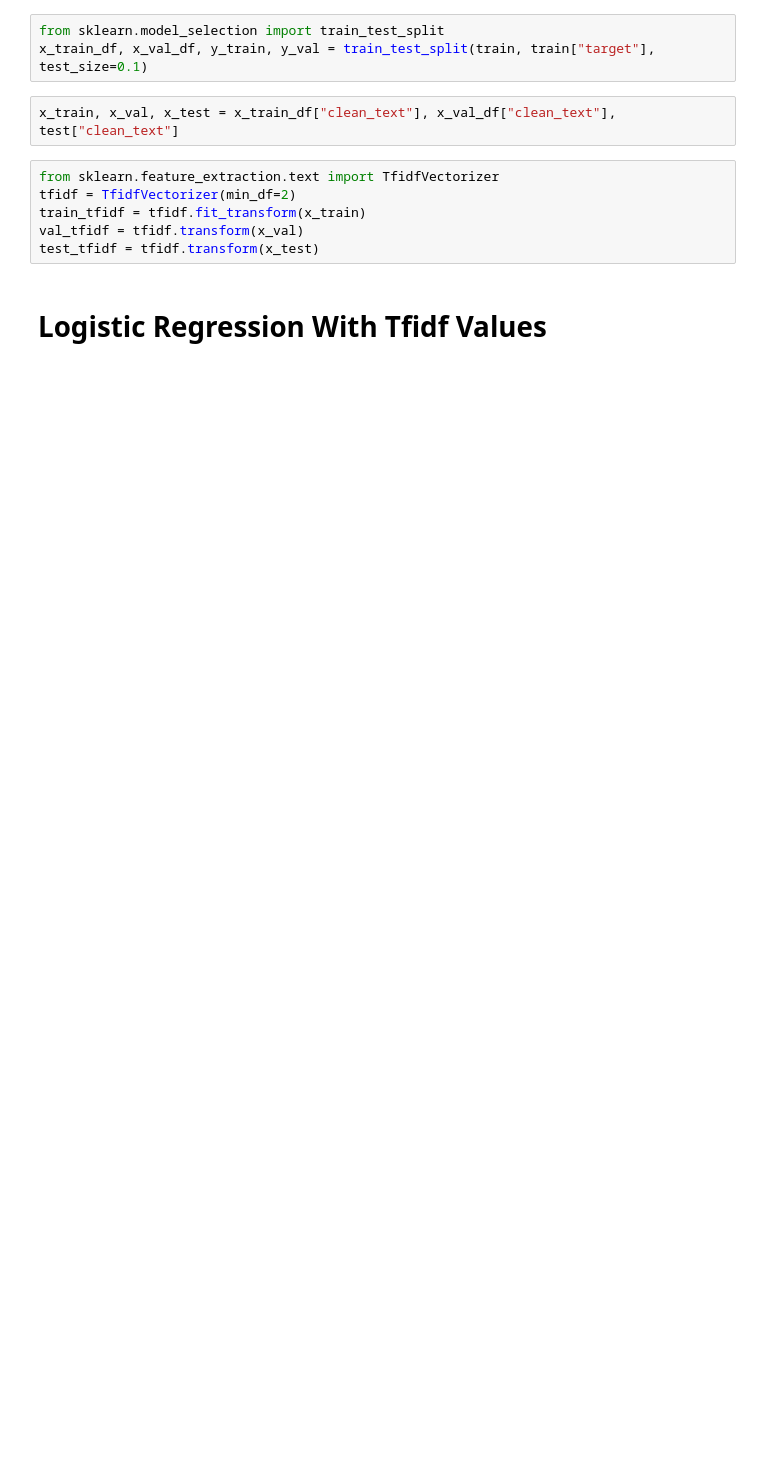
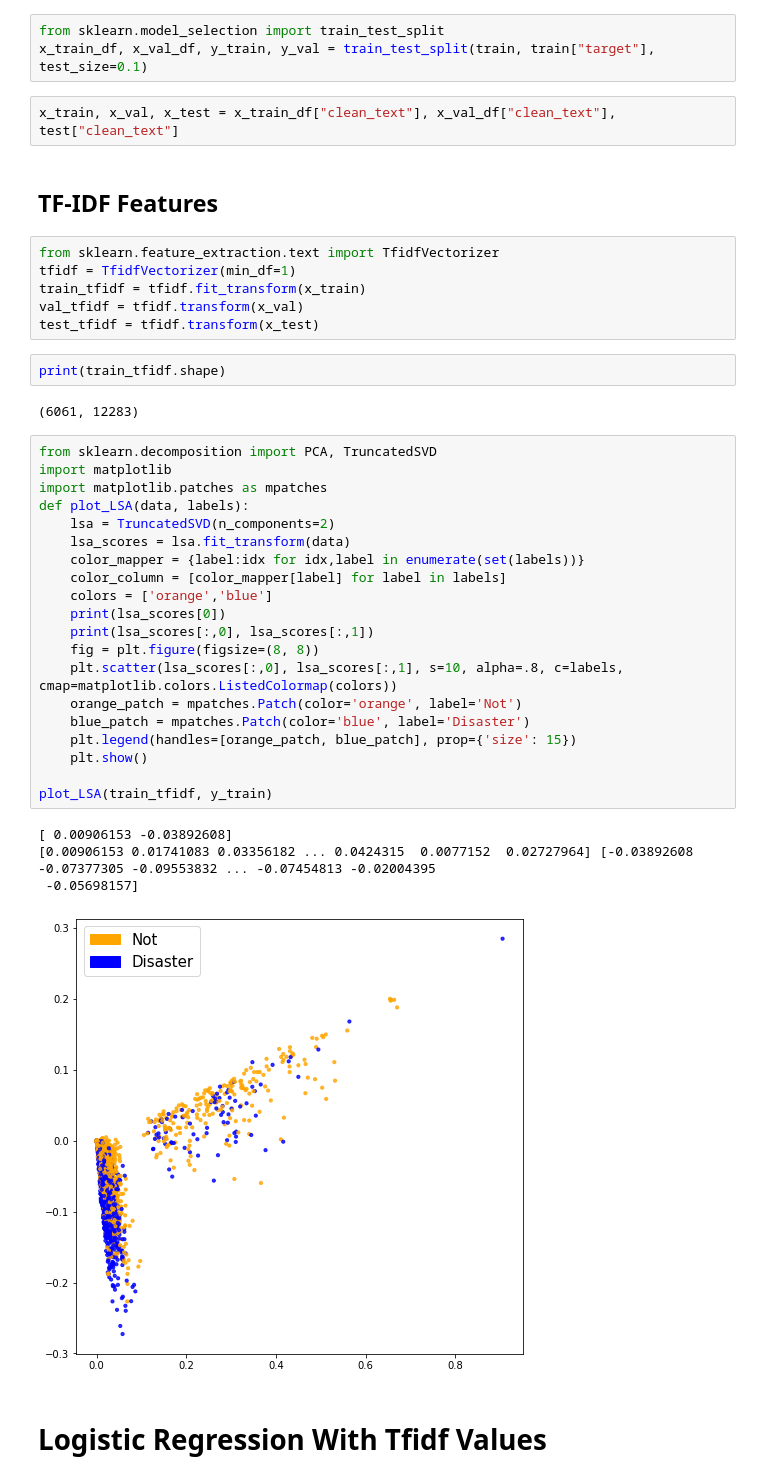
Before and after one commit to UtkarshSarswat/nlp_disaster, a Jupyter notebook: disaster_tfidf_logistic.ipynb, the cells around one changed output. Cells and saved outputs as stored; diff of their text form; blank space fills up the shorter version.

```diff
--- a/disaster_tfidf_logistic.ipynb
+++ b/disaster_tfidf_logistic.ipynb
@@ -199,12 +199,43 @@ from sklearn.model_selection import train_test_split
 x_train_df, x_val_df, y_train, y_val = train_test_split(train, train["target"], test_size=0.1)
 # %%
 x_train, x_val, x_test = x_train_df["clean_text"], x_val_df["clean_text"], test["clean_text"]
+# %% [markdown]
+## TF-IDF Features
 # %%
 from sklearn.feature_extraction.text import TfidfVectorizer
-tfidf = TfidfVectorizer(min_df=2)
+tfidf = TfidfVectorizer(min_df=1)
 train_tfidf = tfidf.fit_transform(x_train)
 val_tfidf = tfidf.transform(x_val)
 test_tfidf = tfidf.transform(x_test)
+# %%
+print(train_tfidf.shape)
+# %% [output]
+(6061, 12283)
+# %%
+from sklearn.decomposition import PCA, TruncatedSVD
+import matplotlib
+import matplotlib.patches as mpatches
+def plot_LSA(data, labels):
+    lsa = TruncatedSVD(n_components=2)
+    lsa_scores = lsa.fit_transform(data)
+    color_mapper = {label:idx for idx,label in enumerate(set(labels))}
+    color_column = [color_mapper[label] for label in labels]
+    colors = ['orange','blue']
+    print(lsa_scores[0])
+    print(lsa_scores[:,0], lsa_scores[:,1])
+    fig = plt.figure(figsize=(8, 8))
+    plt.scatter(lsa_scores[:,0], lsa_scores[:,1], s=10, alpha=.8, c=labels, cmap=matplotlib.colors.ListedColormap(colors))
+    orange_patch = mpatches.Patch(color='orange', label='Not')
+    blue_patch = mpatches.Patch(color='blue', label='Disaster')
+    plt.legend(handles=[orange_patch, blue_patch], prop={'size': 15})
+    plt.show()
+
+plot_LSA(train_tfidf, y_train)
+# %% [output]
+[ 0.00906153 -0.03892608]
+[0.00906153 0.01741083 0.03356182 ... 0.0424315  0.0077152  0.02727964] [-0.03892608 -0.07377305 -0.09553832 ... -0.07454813 -0.02004395
+ -0.05698157]
+[figure, added]
 # %% [markdown]
 # Logistic Regression With Tfidf Values
 # %%
```
Also changed, not shown: parts of 16 cells of this notebook, 4 other files.
